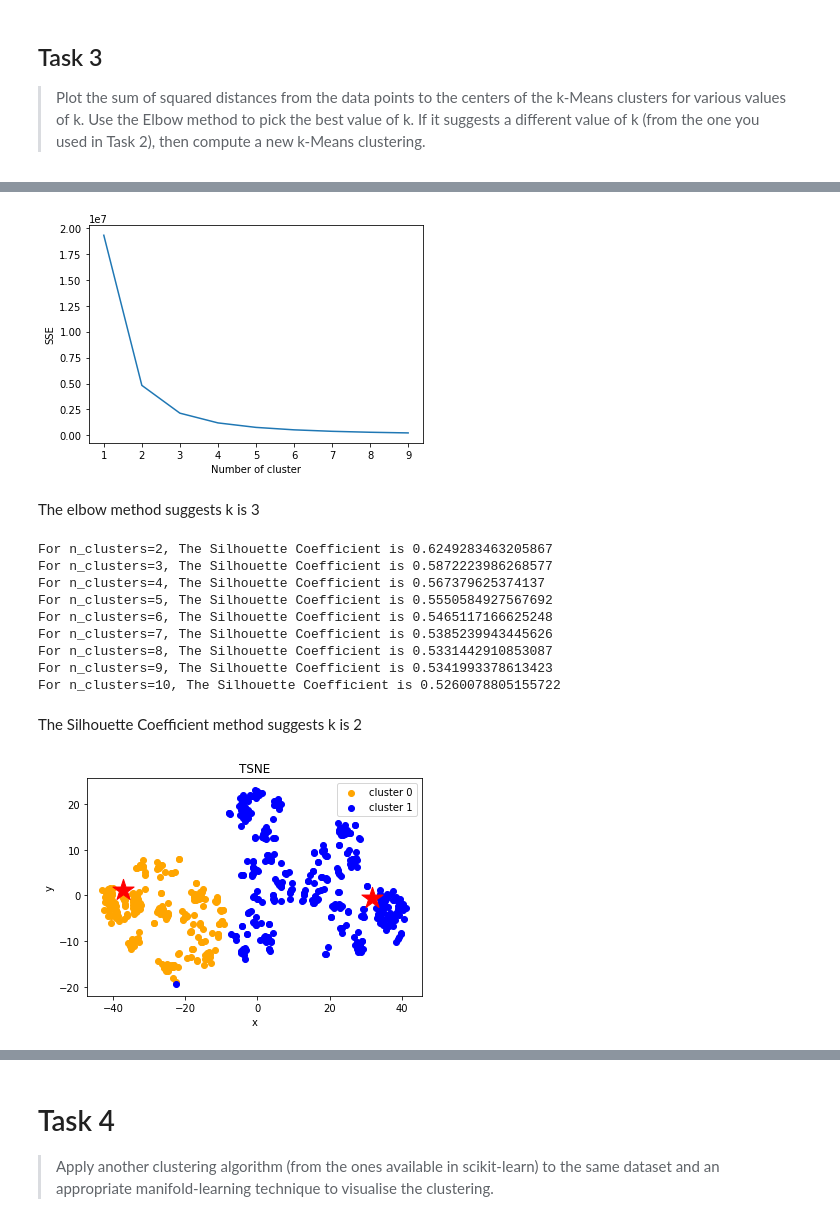
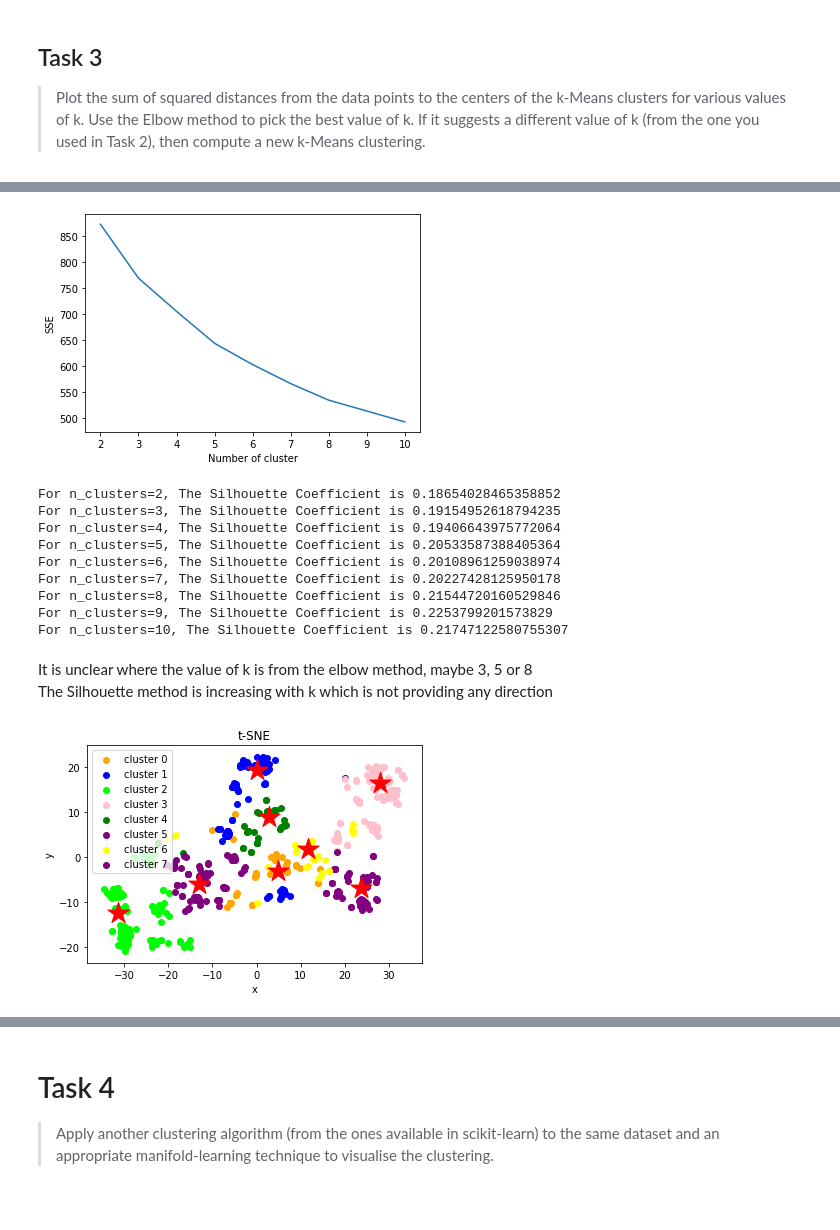
Before and after one commit to PaulOHannigan/sharing-Jupyter, a Jupyter notebook: etivity3.ipynb, the cells around one changed output, grey strips where cells are left out. Saved outputs shown, nothing was run; the diff lists cells and outputs as text; code cells hidden in the pictures.

```diff
--- a/etivity3.ipynb
+++ b/etivity3.ipynb
@@ -171,3 +165,9 @@ df.groupby('cluster').mean()
 # %% [markdown]
 ## Task 3
 > Plot the sum of squared distances from the data points to the centers of the k-Means clusters for various values of k. Use the Elbow method to pick the best value of k. If it suggests a different value of k (from the one you used in Task 2), then compute a new k-Means clustering.
+# %%
+# Load the dataset
+
+df2= pd.read_csv("C:\\Users\\Paul\\Dropbox (Personal)\\College\\Year2\\4CT5157\\Week3/loans_train_prepared.csv")
+df2.drop('Unnamed: 0', axis=1, inplace=True)
+df2
@@ -174,10 +211,11 @@ df.groupby('cluster').mean()
 # %%
-# Use Elbow method to determine value of k, adapted from Prakash (2018)
-# We are looking for a small value of k that has a low SSE which is can be found at the elbow on the plot
+# Use Elbow methods to determine value of k, adapted from Prakash (2018)
+# In general we are looking for the n_cluster (k) at the elbow of the arm in the Elbow method
+
 sse = {}
-for k in range(1, 10):
-    kmeans = KMeans(n_clusters=k, max_iter=1000).fit(df.values)
-    df["clusters"] = kmeans.labels_
+for k in range(2, 11):
+    kmeans = KMeans(n_clusters=k, max_iter=1000).fit(df2.values)
+    df2["clusters"] = kmeans.labels_
     #print(data["clusters"])
     sse[k] = kmeans.inertia_ # Inertia: Sum of distances of samples to their closest cluster center
 plt.figure()
@@ -186,46 +224,49 @@ plt.xlabel("Number of cluster")
 plt.ylabel("SSE")
 plt.show()
 # %% [output]
-[figure, old version]
+[figure, new version]
-# %% [markdown]
-The elbow method suggests k is 3
+# %%
+# Drop the attribute 'clusters'
+df2.drop('clusters', axis=1, inplace=True)
 # %%
-# Use Silhouette Coefficient method to determine value of k, adapted from Prakash (2018)
-# In general we are looking for the n_cluster (k) that has the largest Silhouette Coefficient
-# Subject to the amount of known clusters
+# Use Silhouette Coefficient methods to determine value of k, adapted from Prakash (2018)
+# In general we are looking for the n_cluster (k) with the largest Silhouette Coefficient
+# subject to the amount of known clusters (unknown in this case)
 
 from sklearn.metrics import silhouette_score
-
-X = df.values.data
-
 for n_cluster in range(2, 11):
-    kmeans = KMeans(n_clusters=n_cluster).fit(X)
+    kmeans = KMeans(n_clusters=n_cluster).fit(df2.values)
     label = kmeans.labels_
-    sil_coeff = silhouette_score(X, label, metric='euclidean')
+    sil_coeff = silhouette_score(df2.values, label, metric='euclidean')
     print("For n_clusters={}, The Silhouette Coefficient is {}".format(n_cluster, sil_coeff))
 # %% [output]
-For n_clusters=2, The Silhouette Coefficient is 0.6249283463205867
-For n_clusters=3, The Silhouette Coefficient is 0.5872223986268577
-For n_clusters=4, The Silhouette Coefficient is 0.567379625374137
-For n_clusters=5, The Silhouette Coefficient is 0.5550584927567692
-For n_clusters=6, The Silhouette Coefficient is 0.5465117166625248
-For n_clusters=7, The Silhouette Coefficient is 0.5385239943445626
-For n_clusters=8, The Silhouette Coefficient is 0.5331442910853087
-For n_clusters=9, The Silhouette Coefficient is 0.5341993378613423
-For n_clusters=10, The Silhouette Coefficient is 0.5260078805155722
+For n_clusters=2, The Silhouette Coefficient is 0.18654028465358852
+For n_clusters=3, The Silhouette Coefficient is 0.19154952618794235
+For n_clusters=4, The Silhouette Coefficient is 0.19406643975772064
+For n_clusters=5, The Silhouette Coefficient is 0.20533587388405364
+For n_clusters=6, The Silhouette Coefficient is 0.20108961259038974
+For n_clusters=7, The Silhouette Coefficient is 0.20227428125950178
+For n_clusters=8, The Silhouette Coefficient is 0.21544720160529846
+For n_clusters=9, The Silhouette Coefficient is 0.2253799201573829
+For n_clusters=10, The Silhouette Coefficient is 0.21747122580755307
-# %% [markdown]
-The Silhouette Coefficient method suggests k is 2
+# %% [markdown]
+It is unclear where the value of k is from the elbow method, maybe 3, 5 or 8<br>
+The Silhouette method is increasing with k which is not providing any direction
 # %%
-k = 2
-clustered_data_sklearn = cluster.KMeans(n_clusters=k, n_init=10, max_iter=300).fit(data)
-data_and_centers = np.r_[data,clustered_data_sklearn.cluster_centers_]
+# Apply multi-dimensional scaling (t-SNE) to project both the data and the k-Means cluster centers to a 2D space
+# Project both the data and the k-Means cluster centers to 2D.
+# Plot the transformed examples and the centers with k=8
+
+k = 8
+clustered_data_sklearn = cluster.KMeans(n_clusters=k, n_init=10, max_iter=300).fit(df2.values)
+data_and_centers = np.r_[df2.values,clustered_data_sklearn.cluster_centers_]
 XYcoordinates = manifold.TSNE(n_components=2).fit_transform(data_and_centers)
 clustering_scatterplot(points=XYcoordinates[:-k,:],
                        labels=clustered_data_sklearn.labels_,
                        centers=XYcoordinates[-k:,:],
-                       title='TSNE')
+                       title='t-SNE')
 # %% [output]
-[figure, old version]
+[figure, new version]
 # %%
 # Add the new cluster labels as an extra column in the original dataframe
 
```
Also changed, not shown: parts of 24 cells of this notebook.
